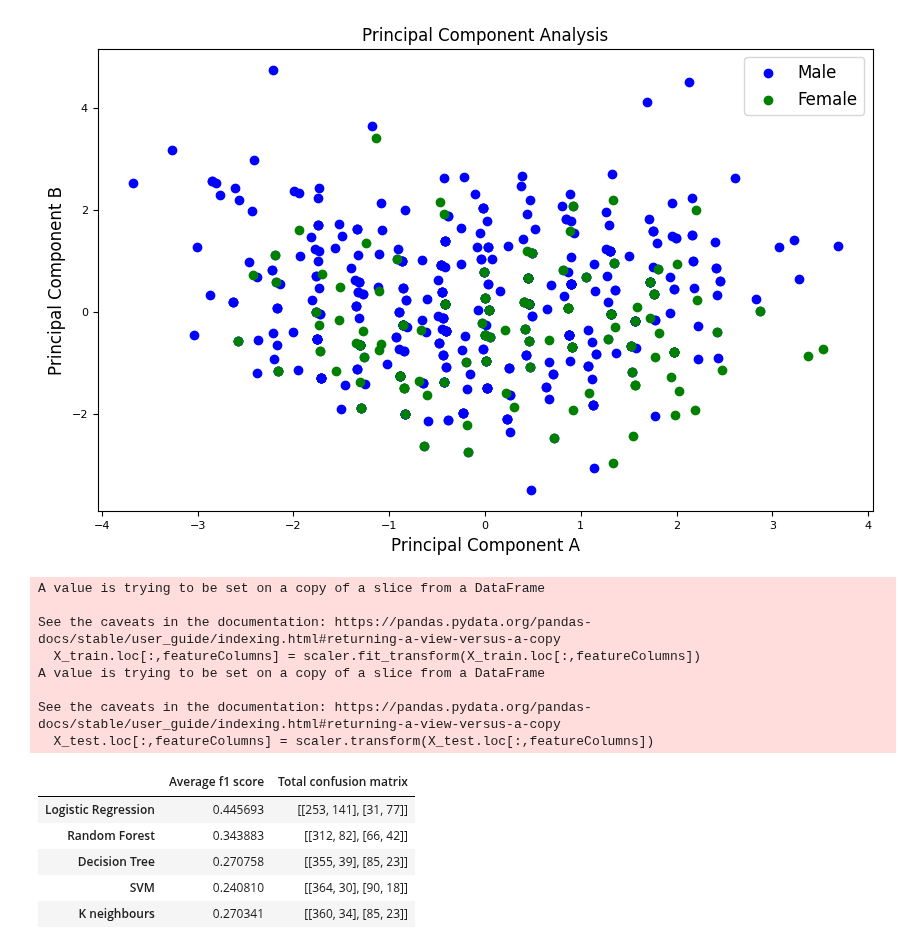
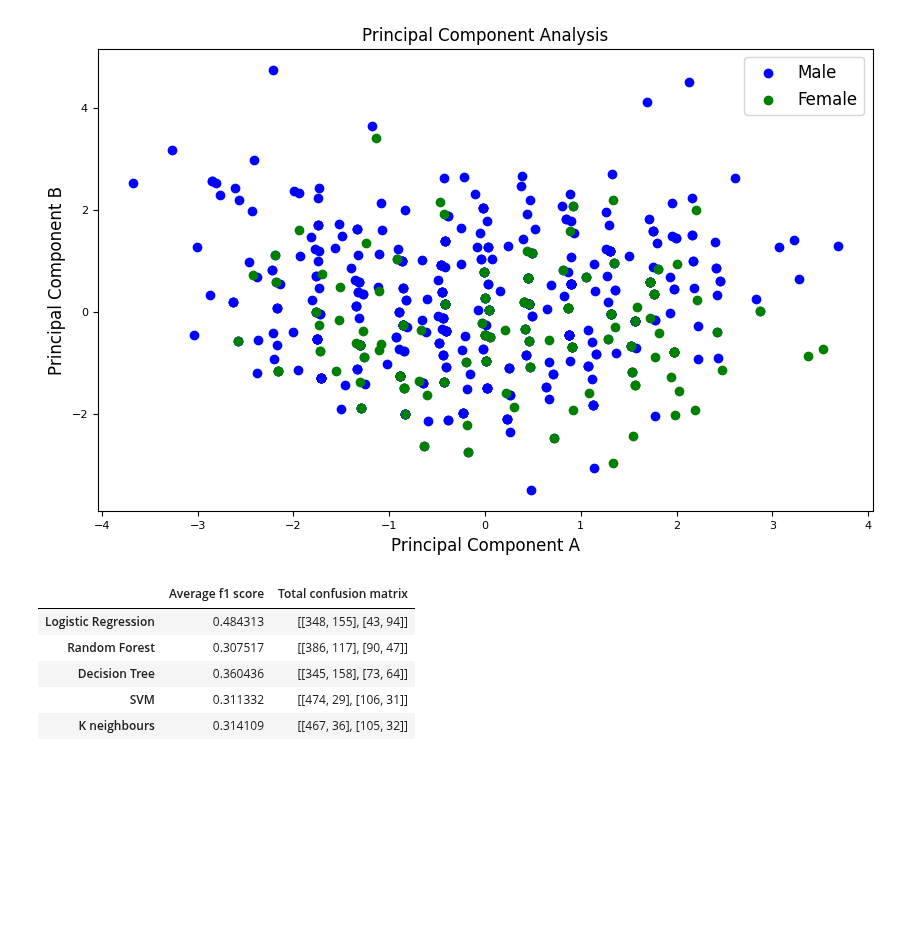
Before and after one commit to sophiak12/Individual_Project, a Jupyter notebook: src/model.ipynb, the cells around one changed output. Cells and saved outputs as stored; diff of their text form; code cells hidden in the pictures; blank space fills up the shorter version.

Commit message:
Improvements & tests for model traning code

```diff
--- a/src/model.ipynb
+++ b/src/model.ipynb
@@ -77,8 +72,7 @@ normalised = pd.DataFrame(x, columns=featureCols)
 
 pca = PCA(n_components=2)
 princComp = pca.fit_transform(x)
-pcaDf = pd.DataFrame(data = princComp
-             , columns = ['principal component 1', 'principal component 2'])
+pcaDf = pd.DataFrame(data = princComp, columns = ['principal component 1', 'principal component 2'])
 
 print('Pricipal component variance: {}'.format(pca.explained_variance_ratio_))
 
@@ -121,74 +115,59 @@ features = data[featureColumns]
 target = data['Gender']
 groups = data['speakerID']
 
-# SPLIT DATASET INTO TRAIN AND TEST SET WHILE MAINTAINING SAME SPEAKER
-groupSplit = GroupShuffleSplit(n_splits=1, test_size=0.2, random_state=1)
+from sklearn.model_selection import train_test_split, GridSearchCV, GroupShuffleSplit, StratifiedGroupKFold
 
-for i, (train_index, test_index) in enumerate(groupSplit.split(data, target, groups=groups)):
-    X_train, X_test = data.iloc[train_index], data.iloc[test_index]
-    y_train, y_test = target.iloc[train_index], target.iloc[test_index]
-    groups_train, groups_test = groups.iloc[train_index], groups.iloc[test_index]
-
-scaler = StandardScaler()
-
-X_train.loc[:,featureColumns] = scaler.fit_transform(X_train.loc[:,featureColumns])
-X_test.loc[:,featureColumns] = scaler.transform(X_test.loc[:,featureColumns])
+# from collections import Counter
+# from imblearn.over_sampling import SMOTE
+# X_resampled, y_resampled = SMOTE().fit_resample(features, target.astype(int))
+# print(sorted(Counter(data[y_resampled]).items()))
 
 # ALGORITHMS
 logisticReg = LogisticRegression(solver='liblinear',class_weight='balanced')
 Kneightbors = KNeighborsClassifier(n_neighbors=5, weights='distance')
 randomForest = RandomForestClassifier(n_estimators=200, class_weight='balanced')
-decisionTree=DecisionTreeClassifier(class_weight={0:3.6715328467153285,1:1})
+decisionTree=DecisionTreeClassifier(class_weight='balanced')
 SVM = SVC(kernel='poly', C=6, degree=5)
 
-n_splits = 5
-kFold = StratifiedGroupKFold(n_splits=n_splits, shuffle=True, random_state=1)
+n_splits = 10
+kFold = StratifiedGroupKFold(n_splits=n_splits)
 
 def calculateResults(model, X, y):
     # Get info from input X, y
     features = X.loc[:,featureColumns]
     target= y.astype(int)
     IDs = X.loc[:,['clipID','speakerID']]
 
     f1Scores=[]
     confusionMatrices=[]
     confusionMatrixTotal=[[0,0],[0,0]]
 
     fold_assignments = np.zeros_like(X['speakerID'])
     for fold, (train_index, test_index) in enumerate(kFold.split(features, target, groups=IDs['speakerID'])):
         fold_assignments[test_index] = fold
         X_tr, X_te = features.iloc[train_index], features.iloc[test_index]
         y_tr, y_te = target.iloc[train_index], target.iloc[test_index]
-        # print(pd.DataFrame(y_te).value_counts())
         model.fit(X_tr, y_tr)
         prediction = model.predict(X_te)
         f1Scores.append(f1_score(y_te, prediction))
         confusionMatrices.append(confusion_matrix(y_te, prediction))
         confusionMatrixTotal += np.array(confusion_matrix(y_te, prediction))
-    # display(pd.DataFrame({'f1 score': f1Scores, 'confusion matrix': confusionMatrices}))
     result = pd.DataFrame({'Average f1 score': np.mean(f1Scores), 'Total confusion matrix': ([confusionMatrixTotal])})
     return (result)
 
+
+# CALLING FUNCTION FOR EVERY MODEL TO GET RESULT OF K FOLD
 algorithmName = ["Logistic Regression", "Random Forest", "Decision Tree", "SVM", "K neighbours"]
 algorithms = [logisticReg, randomForest, decisionTree, SVM, Kneightbors]
 final = pd.DataFrame()
 for i in range (len(algorithms)):
-    # (calculateResults(algorithms[i], X_train, y_train))
-    final = pd.concat([final, calculateResults(algorithms[i], X_train, y_train)])
+    final = pd.concat([final, calculateResults(algorithms[i], data, target)])
 final.index = algorithmName
 display(final)
 # %% [output]
-A value is trying to be set on a copy of a slice from a DataFrame
-
-See the caveats in the documentation: https://pandas.pydata.org/pandas-docs/stable/user_guide/indexing.html#returning-a-view-versus-a-copy
-  X_train.loc[:,featureColumns] = scaler.fit_transform(X_train.loc[:,featureColumns])
-A value is trying to be set on a copy of a slice from a DataFrame
-
-See the caveats in the documentation: https://pandas.pydata.org/pandas-docs/stable/user_guide/indexing.html#returning-a-view-versus-a-copy
-  X_test.loc[:,featureColumns] = scaler.transform(X_test.loc[:,featureColumns])
 |  | Average f1 score | Total confusion matrix |
-| Logistic Regression | 0.445693 | [[253, 141], [31, 77]] |
-| Random Forest | 0.343883 | [[312, 82], [66, 42]] |
-| Decision Tree | 0.270758 | [[355, 39], [85, 23]] |
-| SVM | 0.240810 | [[364, 30], [90, 18]] |
-| K neighbours | 0.270341 | [[360, 34], [85, 23]] |
+| Logistic Regression | 0.484313 | [[348, 155], [43, 94]] |
+| Random Forest | 0.307517 | [[386, 117], [90, 47]] |
+| Decision Tree | 0.360436 | [[345, 158], [73, 64]] |
+| SVM | 0.311332 | [[474, 29], [106, 31]] |
+| K neighbours | 0.314109 | [[467, 36], [105, 32]] |
```
Also changed, not shown: parts of 7 cells of this notebook, 4 other files.
